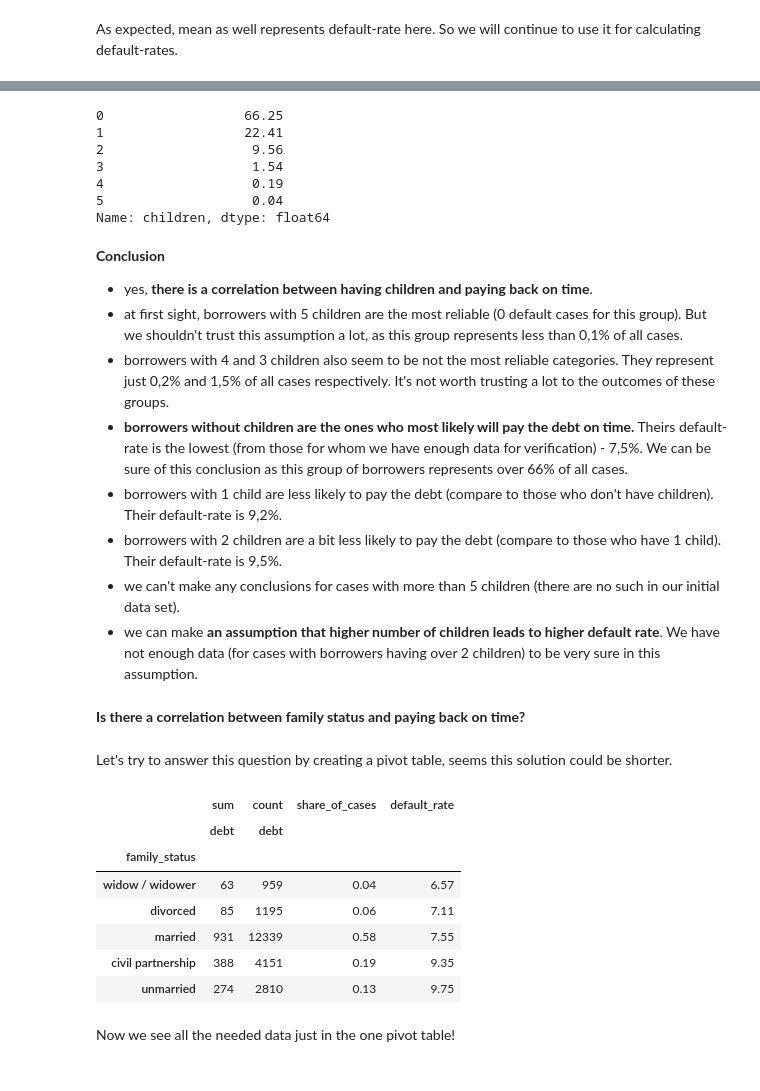
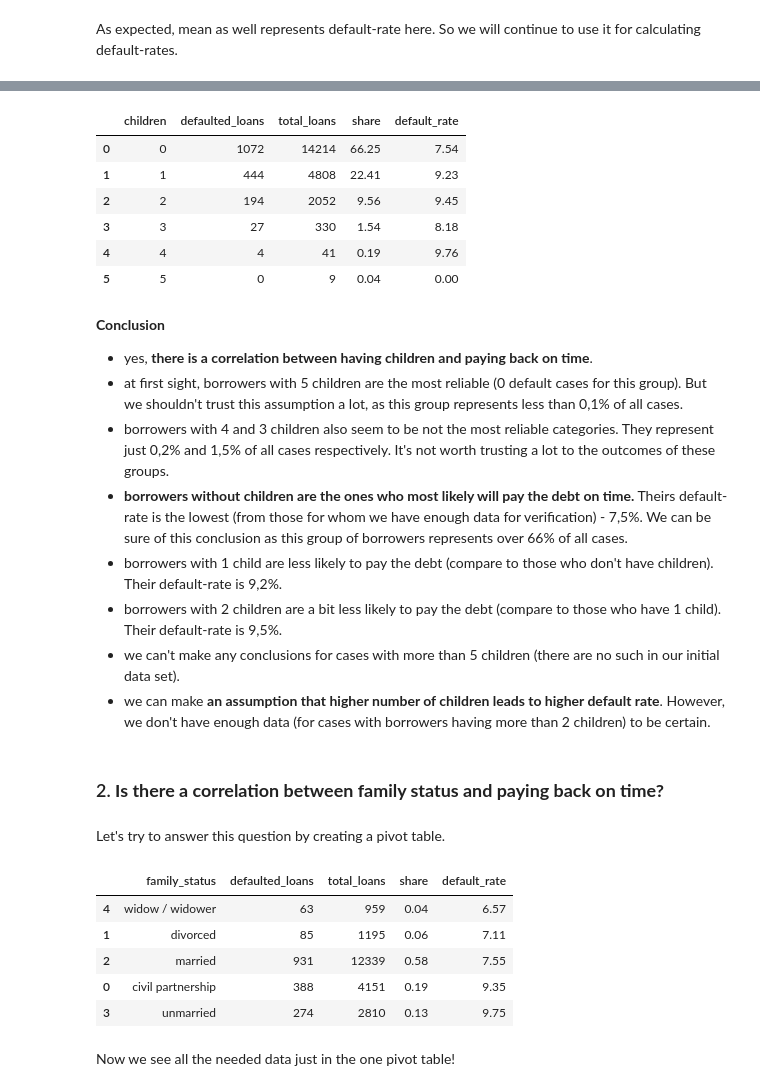
Before and after one commit to Sasha-Fridman/TripleTen-ex.-Practicum-Bootcamp-Projects, a Jupyter notebook: 1. Data Preprocessing.ipynb, the cells around one changed output, grey strips where cells are left out. Cells and saved outputs as stored; diff of their text form; code cells hidden in the pictures.

```diff
--- a/1. Data Preprocessing.ipynb
+++ b/1. Data Preprocessing.ipynb
@@ -646,7 +679,8 @@ def age_group(age):
     'retired' for 65 <= age <= 119
     *'a God or a mistake' for age >= 120
 
-    * - actually we don't need these categories for the current dataset, meanwhile, it could be useful in case we need to work with a different dataset in the future)
+    * - actually we don't need these categories for the current dataset, meanwhile,
+        it could be useful in case we need to work with a different dataset in the future)
     """
 
     if age < 0:
@@ -931,5 +977,6 @@ data['days_employed'] = np.where(data['days_employed'] < 0, abs(data['days_emplo
 We saw above that 'days_employed' column values defer a lot by 'income type' characteristic.  So we will use its median to replace missing ones. We use the median (not mean) - as data distribution is not symmetric.
 # %%
 # Filling missed values using 'transform' function
-data['days_employed'] = data['days_employed'].fillna(data.groupby('income_type')['days_employed'].transform('median'))
+data['days_employed'] = data['days_employed'].fillna(data.groupby('income_type')['days_employed']
+                                                     .transform('median'))
 # %%
@@ -1126,8 +1173,8 @@ dtype: int64
 # creating lists of keywords for defined categories
 real_estate_category = ['estate', 'real', 'property', 'house', 'housing', 'construction', 'renovation', 'residential']
 car_category = ['car']
-education_category = ['education', 'university']
-wedding_category = ['wedding', 'educated']
+education_category = ['education', 'university', 'educated']
+wedding_category = ['wedding']
 # %%
 # writing function giving lemma as output
 def lemmatization_func(line):
@@ -1258,7 +1302,8 @@ def income_category(income):
     'high income' for income between 60% and 80% from the bottom of the dataset
     'very high income' for the top 20% of values in the income column
 
-    * - actually we don't need this category for the current dataset, meanwhile, it could be useful in case we need to work with a different dataset in the future)
+    * - actually we don't need this category for the current dataset, meanwhile,
+        it could be useful in case we need to work with a different dataset in the future)
     """
 
     if income < 0:
@@ -1362,14 +1396,20 @@ data.groupby('children')['debt'].agg(['sum','count'])
-# %%
-# let's see the distribution of number of children in %
-data['children'].value_counts()/len(data)*100
-# %% [output]
-0                  66.25
-1                  22.41
-2                   9.56
-3                   1.54
-4                   0.19
-5                   0.04
-Name: children, dtype: float64
+# %%
+# let's check the distribution and default rate by 'children'
+defaults_by_children = data.groupby('children')['debt'].agg(['sum','count']).reset_index()
+defaults_by_children.columns = ['children', 'defaulted_loans', 'total_loans']
+defaults_by_children['share'] = defaults_by_children['total_loans'] / len(data) * 100
+defaults_by_children['default_rate'] = (defaults_by_children['defaulted_loans']
+                                        / defaults_by_children['total_loans']
+                                        * 100)
+defaults_by_children
+# %% [output]
+|  | children | defaulted_loans | total_loans | share | default_rate |
+| 0 | 0 | 1072 | 14214 | 66.25 | 7.54 |
+| 1 | 1 | 444 | 4808 | 22.41 | 9.23 |
+| 2 | 2 | 194 | 2052 | 9.56 | 9.45 |
+| 3 | 3 | 27 | 330 | 1.54 | 8.18 |
+| 4 | 4 | 4 | 41 | 0.19 | 9.76 |
+| 5 | 5 | 0 | 9 | 0.04 | 0.00 |
 # %% [markdown]
 **Conclusion**
 - yes, **there is a correlation between having children and paying back on time**.
@@ -1379,26 +1419,32 @@ Name: children, dtype: float64
 - borrowers with 1 child are less likely to pay the debt (compare to those who don't have children). Their default-rate is 9,2%.
 - borrowers with 2 children are a bit less likely to pay the debt (compare to those who have 1 child). Their default-rate is 9,5%.
 - we can't make any conclusions for cases with more than 5 children (there are no such in our initial data set).
-- we can make **an assumption that higher number of children leads to higher default rate**. We have not enough data (for cases with borrowers having over 2 children) to be very sure in this assumption.
+- we can make **an assumption that higher number of children leads to higher default rate**. However, we don't have enough data (for cases with borrowers having more than 2 children) to be certain.
 # %% [markdown]
-**Is there a correlation between family status and paying back on time?**
+### 2. **Is there a correlation between family status and paying back on time?**
 # %% [markdown]
-Let's try to answer this question by creating a pivot table, seems this solution could be shorter.
+Let's try to answer this question by creating a pivot table.
 # %%
 # creating pivot table for 'family_status' and paying back on time
-pivot_family_status = data.pivot_table(index = 'family_status', values = 'debt', aggfunc = ['sum','count'])
-pivot_family_status['share_of_cases'] = pivot_family_status['count']/len(data) # creating a column representing share of cases
-pivot_family_status['default_rate'] = pivot_family_status['sum']/pivot_family_status['count']*100 # creating a column representing default rate
-pivot_family_status.sort_values(by = 'default_rate') # pivot_table sorted by default rate
+pivot_family_status = data.pivot_table(
+    index = 'family_status',
+    values = 'debt',
+    aggfunc = ['sum','count']
+).reset_index()
+
+pivot_family_status.columns = ['family_status', 'defaulted_loans', 'total_loans']
+pivot_family_status['share'] = pivot_family_status['total_loans'] / len(data)
+pivot_family_status['default_rate'] = (pivot_family_status['defaulted_loans']
+                                       / pivot_family_status['total_loans']
+                                       * 100)
+pivot_family_status.sort_values(by = 'default_rate')
 # %% [output]
-|  | sum | count | share_of_cases | default_rate |
-|  | debt | debt |  |  |
-| family_status |  |  |  |  |
-| widow / widower | 63 | 959 | 0.04 | 6.57 |
-| divorced | 85 | 1195 | 0.06 | 7.11 |
-| married | 931 | 12339 | 0.58 | 7.55 |
-| civil partnership | 388 | 4151 | 0.19 | 9.35 |
-| unmarried | 274 | 2810 | 0.13 | 9.75 |
+|  | family_status | defaulted_loans | total_loans | share | default_rate |
+| 4 | widow / widower | 63 | 959 | 0.04 | 6.57 |
+| 1 | divorced | 85 | 1195 | 0.06 | 7.11 |
+| 2 | married | 931 | 12339 | 0.58 | 7.55 |
+| 0 | civil partnership | 388 | 4151 | 0.19 | 9.35 |
+| 3 | unmarried | 274 | 2810 | 0.13 | 9.75 |
 # %% [markdown]
 Now we see all the needed data just in the one pivot table!
 # %% [markdown]
```
Also changed, not shown: parts of 99 cells of this notebook.
